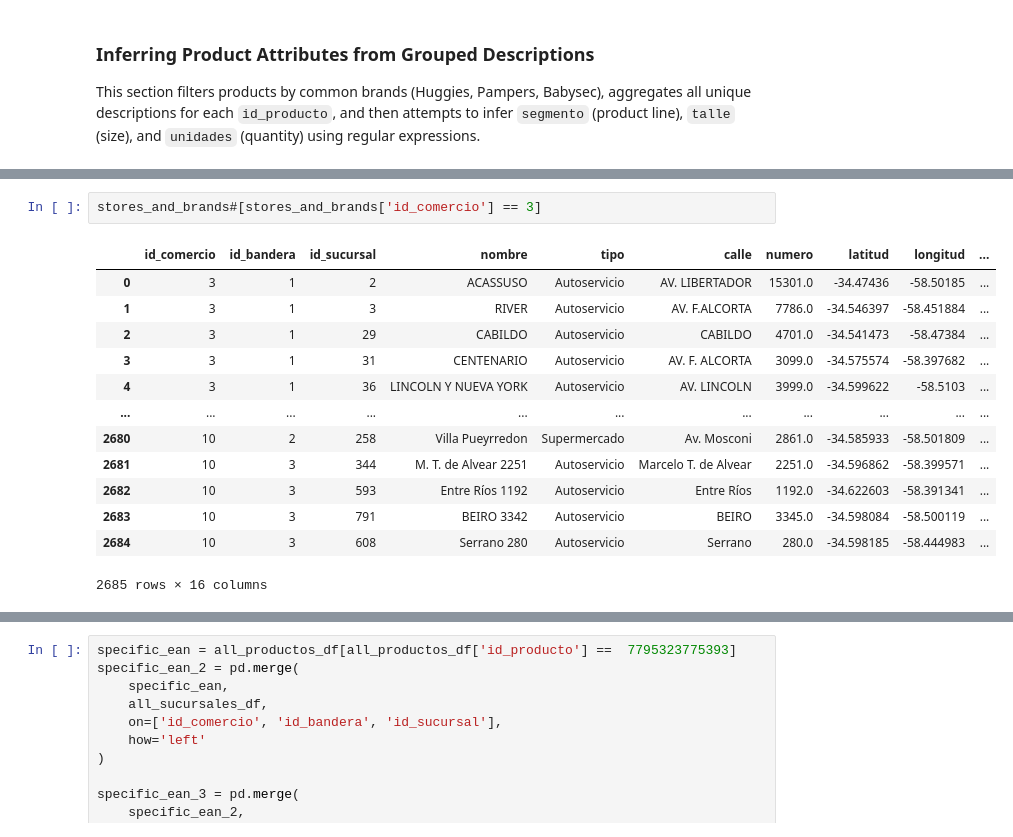
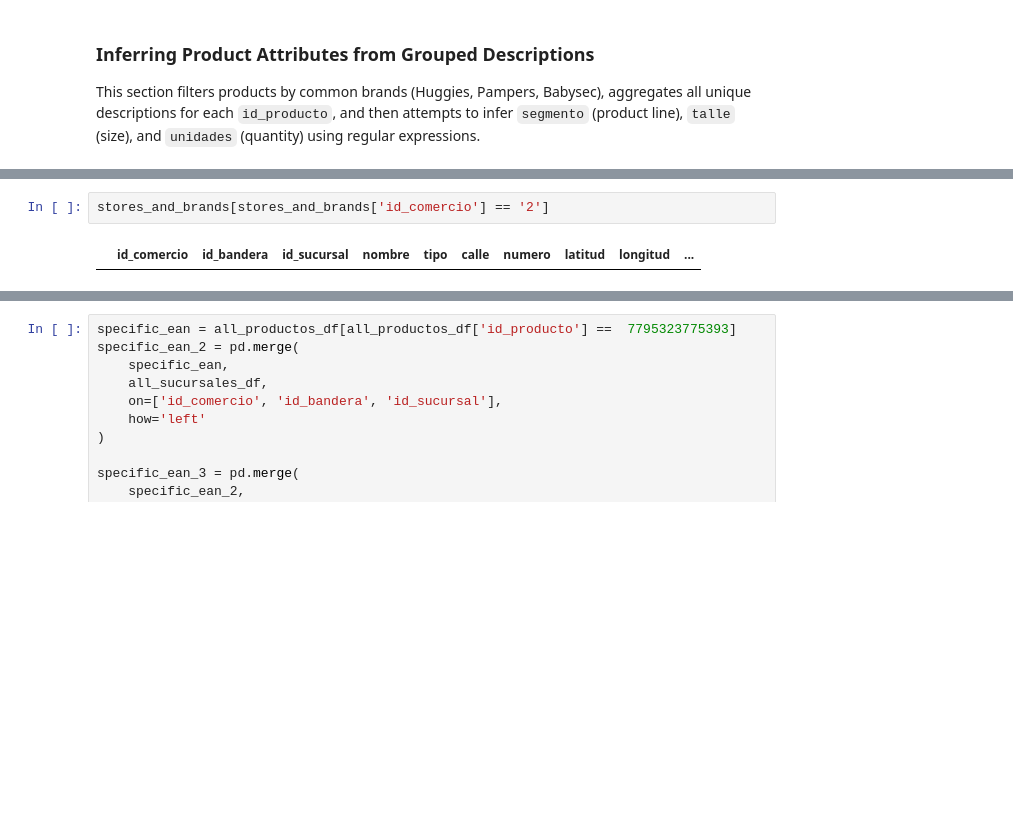
Before and after one commit to fernandosuarez89/fernandosuarez89.github.io, a Jupyter notebook: SEPA.ipynb, the cells around one changed output, grey strips where cells are left out. Saved outputs shown, nothing was run; the diff lists cells and outputs as text; blank space fills up the shorter version.

```diff
--- a/SEPA.ipynb
+++ b/SEPA.ipynb
@@ -744,19 +742,7 @@ Products with grouped descriptions and inferred attributes:
 | 6 | 7.500435e+12 | PAÑAL PREMIUM CARE PANTS TALLE: G... | Pampers | Premium Care | G | 30.0 |
 | 7 | 7.500435e+12 | PAÑAL PREMIUM CARE PANTS TALLE: X... | Pampers | Premium Care | XG | 26.0 |
 # %%
-stores_and_brands#[stores_and_brands['id_comercio'] == 3]
+stores_and_brands[stores_and_brands['id_comercio'] == '2']
 # %% [output]
 |  | id_comercio | id_bandera | id_sucursal | nombre | tipo | calle | numero | latitud | longitud | ... |
-| 0 | 3 | 1 | 2 | ACASSUSO | Autoservicio | AV. LIBERTADOR | 15301.0 | -34.47436 | -58.50185 | ... |
-| 1 | 3 | 1 | 3 | RIVER | Autoservicio | AV. F.ALCORTA | 7786.0 | -34.546397 | -58.451884 | ... |
-| 2 | 3 | 1 | 29 | CABILDO | Autoservicio | CABILDO | 4701.0 | -34.541473 | -58.47384 | ... |
-| 3 | 3 | 1 | 31 | CENTENARIO | Autoservicio | AV. F. ALCORTA | 3099.0 | -34.575574 | -58.397682 | ... |
-| 4 | 3 | 1 | 36 | LINCOLN Y NUEVA YORK | Autoservicio | AV. LINCOLN | 3999.0 | -34.599622 | -58.5103 | ... |
-| ... | ... | ... | ... | ... | ... | ... | ... | ... | ... | ... |
-| 2680 | 10 | 2 | 258 | Villa Pueyrredon | Supermercado | Av. Mosconi | 2861.0 | -34.585933 | -58.501809 | ... |
-| 2681 | 10 | 3 | 344 | M. T. de Alvear 2251 | Autoservicio | Marcelo T. de Alvear | 2251.0 | -34.596862 | -58.399571 | ... |
-| 2682 | 10 | 3 | 593 | Entre Ríos 1192 | Autoservicio | Entre Ríos | 1192.0 | -34.622603 | -58.391341 | ... |
-| 2683 | 10 | 3 | 791 | BEIRO 3342 | Autoservicio | BEIRO | 3345.0 | -34.598084 | -58.500119 | ... |
-| 2684 | 10 | 3 | 608 | Serrano 280 | Autoservicio | Serrano | 280.0 | -34.598185 | -58.444983 | ... |
-2685 rows × 16 columns
 # %%
```
Also changed, not shown: parts of 10 cells of this notebook, 1 other file.
